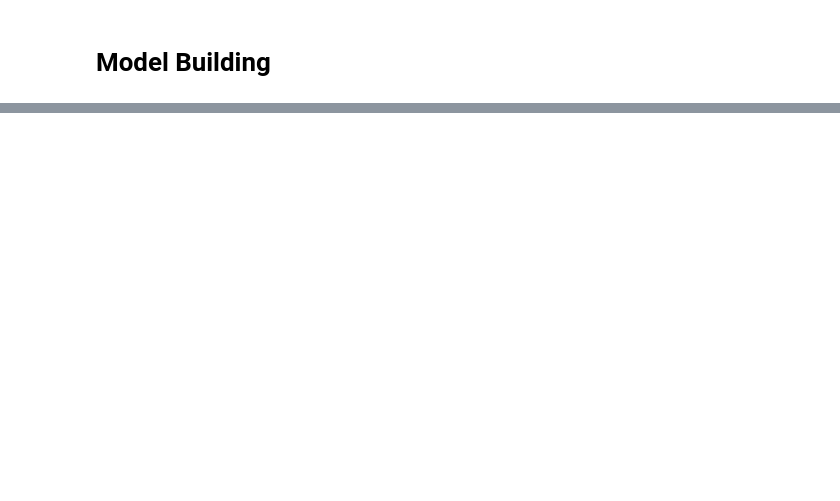
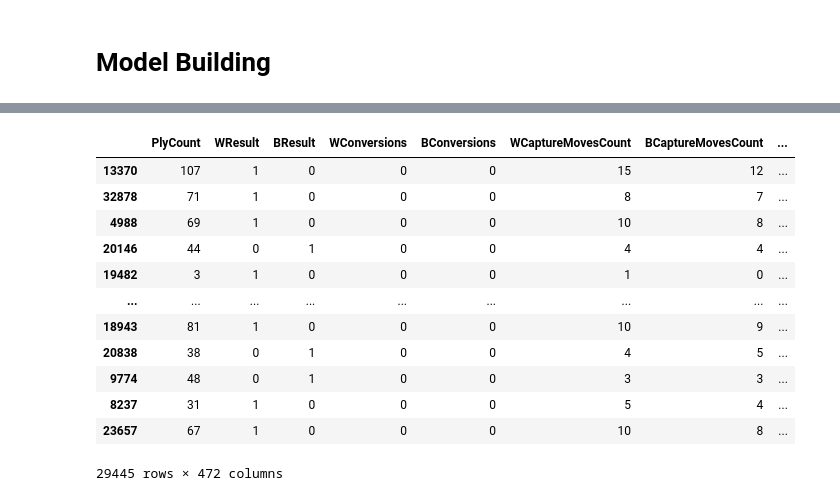
Before and after one commit to Lux040899/MAST30034-Team-Project, a Jupyter notebook: master.ipynb, the cells around one changed output, grey strips where cells are left out. Drawn from its saved outputs; the diff is of its cells as text; code cells hidden in the pictures; blank space fills up the shorter version.

Commit message:
Linear Model in python

```diff
--- a/master.ipynb
+++ b/master.ipynb
@@ -554,0 +490,2 @@ df['BScore'] = bscoreList
+# %%
+df = pd.read_csv("sample1.csv")
@@ -580,2 +548,0 @@ mean_squared_error(bmeans,test_by)
-# %%
-model =
@@ -594,0 +549,23 @@ df.to_csv("sample1.csv")
+# %%
+models = [LinearRegression, RidgeCV, SGDRegressor, ElasticNetCV, LarsCV, LassoCV, LassoLarsCV, OrthogonalMatchingPursuitCV, BayesianRidge, RANSACRegressor, AdaBoostRegressor, ARDRegression, PoissonRegressor, TweedieRegressor, GammaRegressor, GradientBoostingRegressor,MLPRegressor ]
+for model in models:
+    cur_model = model()
+    cur_model.fit(train_bx, train_by)
+    by_pred = cur_model.predict(test_bx)
+    print("{}: r2:{} MSE:{}".format(type(cur_model).__name__, r2_score(test_by, by_pred),mean_squared_error(test_by,by_pred)))
+# %%
+train_bx
+# %% [output]
+|  | PlyCount | WResult | BResult | WConversions | BConversions | WCaptureMovesCount | BCaptureMovesCount | ... |
+| 13370 | 107 | 1 | 0 | 0 | 0 | 15 | 12 | ... |
+| 32878 | 71 | 1 | 0 | 0 | 0 | 8 | 7 | ... |
+| 4988 | 69 | 1 | 0 | 0 | 0 | 10 | 8 | ... |
+| 20146 | 44 | 0 | 1 | 0 | 0 | 4 | 4 | ... |
+| 19482 | 3 | 1 | 0 | 0 | 0 | 1 | 0 | ... |
+| ... | ... | ... | ... | ... | ... | ... | ... | ... |
+| 18943 | 81 | 1 | 0 | 0 | 0 | 10 | 9 | ... |
+| 20838 | 38 | 0 | 1 | 0 | 0 | 4 | 5 | ... |
+| 9774 | 48 | 0 | 1 | 0 | 0 | 3 | 3 | ... |
+| 8237 | 31 | 1 | 0 | 0 | 0 | 5 | 4 | ... |
+| 23657 | 67 | 1 | 0 | 0 | 0 | 10 | 8 | ... |
+29445 rows × 472 columns
```
Also changed, not shown: parts of 75 cells of this notebook.
